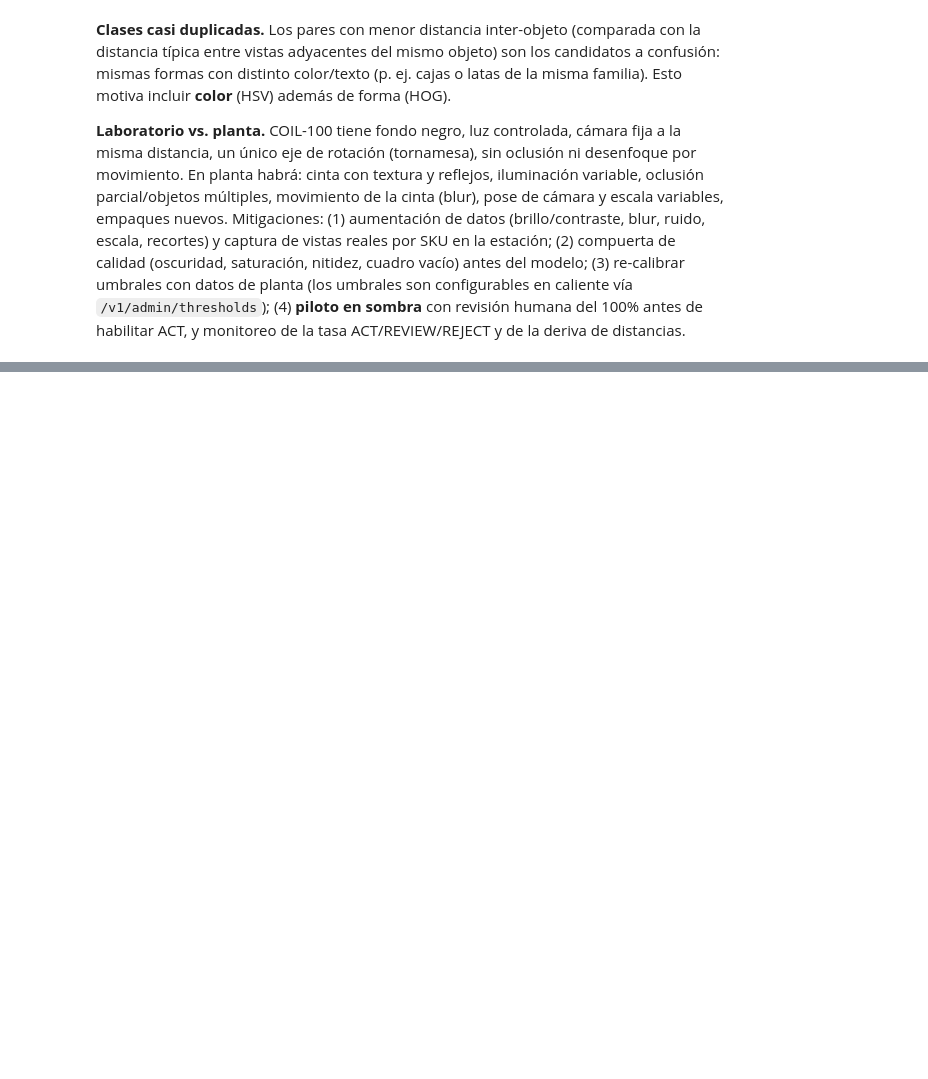
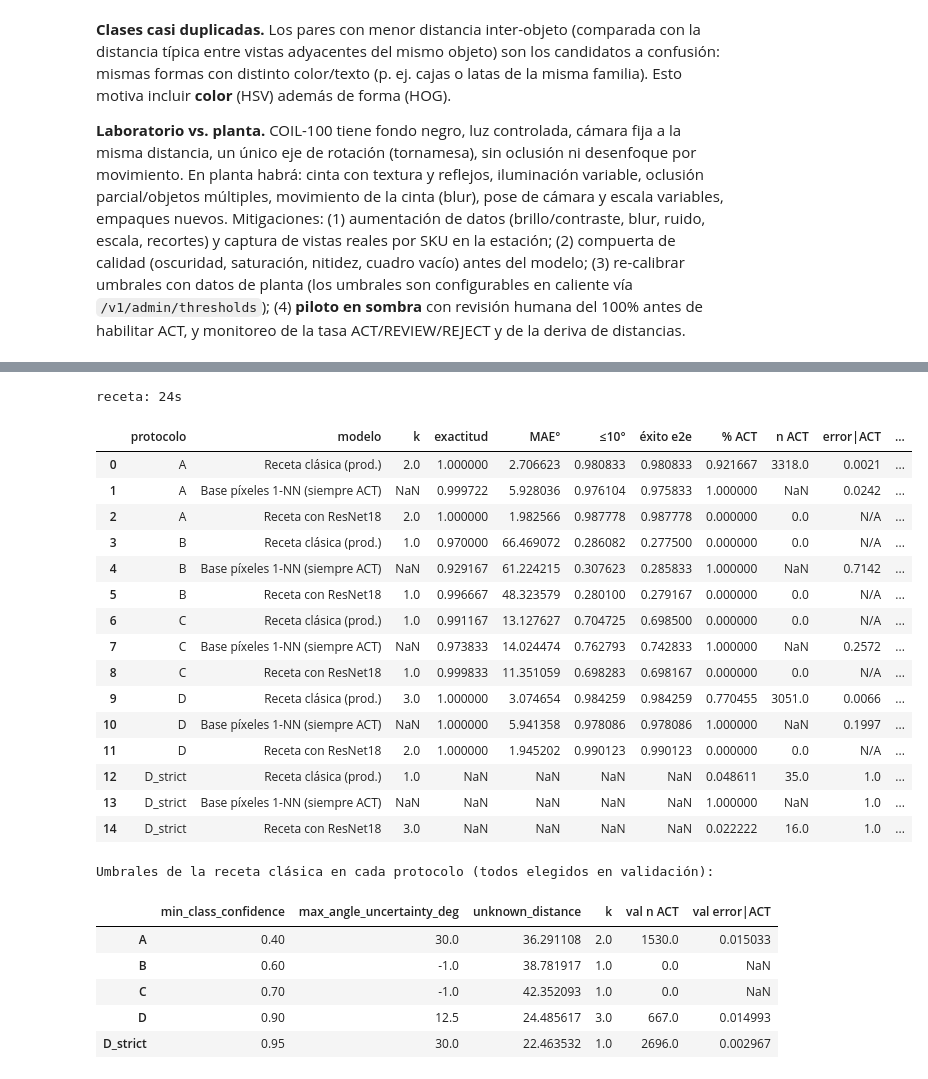
Before and after one commit to Looocust/planta-vision-ia, a Jupyter notebook: notebooks/01_experimentacion.ipynb, the cells around one changed output, grey strips where cells are left out. Saved outputs shown, nothing was run; the diff lists cells and outputs as text; code cells hidden in the pictures; blank space fills up the shorter version.

```diff
--- a/notebooks/01_experimentacion.ipynb
+++ b/notebooks/01_experimentacion.ipynb
@@ -562,0 +259,11 @@ Tiempo total del notebook: 6.2 min
+# %%
+erows = []
+for p, rr in results["protocols"].items():
+    for feat in ("classic", "resnet18"):
+        r = rr[feat]
+        for clf, m in r["test"].items():
+            erows.append({"protocolo": p, "rep": feat, "clf": clf, "exactitud": m["class_accuracy"], "MAE°": m["angle_mae_deg"],
+                          "éxito e2e": m["end_to_end_success"], "ECE": m["ece"]})
+edf = pd.DataFrame(erows)
+display(edf.pivot_table(index=["rep", "clf"], columns="protocolo", values="exactitud").round(4))
+display(edf.pivot_table(index=["rep", "clf"], columns="protocolo", values="ECE").round(4))
@@ -562,0 +302,51 @@ Tiempo total del notebook: 6.2 min
+# %%
+from src.vision import recipe as vrec
+t = time.time()
+R = vrec.run_recipe_all(data, features=("classic", "resnet18"), out_dir=OUT_DIR)
+print(f"receta: {time.time() - t:.0f}s")
+RS = va.build_recipe_summary(R["results"], R["baselines"])
+def fmt_ci(x):
+    return "N/A" if x is None or x[0] is None else f"[{x[0]:.2%}, {x[1]:.2%}]"
+hrows = []
+for p, row in RS.items():
+    for key, lab in (("recipe_classic", "Receta clásica (prod.)"), ("baseline_raw_1nn", "Base píxeles 1-NN (siempre ACT)"),
+                     ("recipe_resnet18", "Receta con ResNet18")):
+        m = row.get(key)
+        if not m: continue
+        hrows.append({"protocolo": p, "modelo": lab, "k": m.get("k"), "exactitud": m["class_accuracy"], "MAE°": m["angle_mae_deg"],
+                      "≤10°": m["angle_within_10"], "éxito e2e": m["end_to_end_success"], "% ACT": m["coverage_act"],
+                      "n ACT": m.get("n_act"), "error|ACT": "N/A" if m["error_among_act"] is None else round(m["error_among_act"], 4),
+                      "IC95 error|ACT": fmt_ci(m.get("error_among_act_wilson95")),
+                      "automatización": m.get("automation_enabled", "—")})
+hdf = pd.DataFrame(hrows); display(hdf)
+thr = pd.DataFrame({p: {**R["results"]["classic"][p]["thresholds"], "k": R["results"]["classic"][p]["k_selected_on_val"],
+                        "val n ACT": R["results"]["classic"][p]["threshold_validation"]["val_n_act"],
+                        "val error|ACT": R["results"]["classic"][p]["threshold_validation"]["val_error_among_act"]}
+                    for p in RS}).T
+print("Umbrales de la receta clásica en cada protocolo (todos elegidos en validación):"); display(thr)
+fig = va.recipe_bars(RS); va.savefig(fig, "03_per_protocol"); plt.show()
+# %% [output]
+receta: 24s
+|  | protocolo | modelo | k | exactitud | MAE° | ≤10° | éxito e2e | % ACT | n ACT | error|ACT | ... |
+| 0 | A | Receta clásica (prod.) | 2.0 | 1.000000 | 2.706623 | 0.980833 | 0.980833 | 0.921667 | 3318.0 | 0.0021 | ... |
+| 1 | A | Base píxeles 1-NN (siempre ACT) | NaN | 0.999722 | 5.928036 | 0.976104 | 0.975833 | 1.000000 | NaN | 0.0242 | ... |
+| 2 | A | Receta con ResNet18 | 2.0 | 1.000000 | 1.982566 | 0.987778 | 0.987778 | 0.000000 | 0.0 | N/A | ... |
+| 3 | B | Receta clásica (prod.) | 1.0 | 0.970000 | 66.469072 | 0.286082 | 0.277500 | 0.000000 | 0.0 | N/A | ... |
+| 4 | B | Base píxeles 1-NN (siempre ACT) | NaN | 0.929167 | 61.224215 | 0.307623 | 0.285833 | 1.000000 | NaN | 0.7142 | ... |
+| 5 | B | Receta con ResNet18 | 1.0 | 0.996667 | 48.323579 | 0.280100 | 0.279167 | 0.000000 | 0.0 | N/A | ... |
+| 6 | C | Receta clásica (prod.) | 1.0 | 0.991167 | 13.127627 | 0.704725 | 0.698500 | 0.000000 | 0.0 | N/A | ... |
+| 7 | C | Base píxeles 1-NN (siempre ACT) | NaN | 0.973833 | 14.024474 | 0.762793 | 0.742833 | 1.000000 | NaN | 0.2572 | ... |
+| 8 | C | Receta con ResNet18 | 1.0 | 0.999833 | 11.351059 | 0.698283 | 0.698167 | 0.000000 | 0.0 | N/A | ... |
+| 9 | D | Receta clásica (prod.) | 3.0 | 1.000000 | 3.074654 | 0.984259 | 0.984259 | 0.770455 | 3051.0 | 0.0066 | ... |
+| 10 | D | Base píxeles 1-NN (siempre ACT) | NaN | 1.000000 | 5.941358 | 0.978086 | 0.978086 | 1.000000 | NaN | 0.1997 | ... |
+| 11 | D | Receta con ResNet18 | 2.0 | 1.000000 | 1.945202 | 0.990123 | 0.990123 | 0.000000 | 0.0 | N/A | ... |
+| 12 | D_strict | Receta clásica (prod.) | 1.0 | NaN | NaN | NaN | NaN | 0.048611 | 35.0 | 1.0 | ... |
+| 13 | D_strict | Base píxeles 1-NN (siempre ACT) | NaN | NaN | NaN | NaN | NaN | 1.000000 | NaN | 1.0 | ... |
+| 14 | D_strict | Receta con ResNet18 | 3.0 | NaN | NaN | NaN | NaN | 0.022222 | 16.0 | 1.0 | ... |
+Umbrales de la receta clásica en cada protocolo (todos elegidos en validación):
+|  | min_class_confidence | max_angle_uncertainty_deg | unknown_distance | k | val n ACT | val error|ACT |
+| A | 0.40 | 30.0 | 36.291108 | 2.0 | 1530.0 | 0.015033 |
+| B | 0.60 | -1.0 | 38.781917 | 1.0 | 0.0 | NaN |
+| C | 0.70 | -1.0 | 42.352093 | 1.0 | 0.0 | NaN |
+| D | 0.90 | 12.5 | 24.485617 | 3.0 | 667.0 | 0.014993 |
+| D_strict | 0.95 | 30.0 | 22.463532 | 1.0 | 2696.0 | 0.002967 |
```
Also changed, not shown: parts of 57 cells of this notebook, 44 other files.
